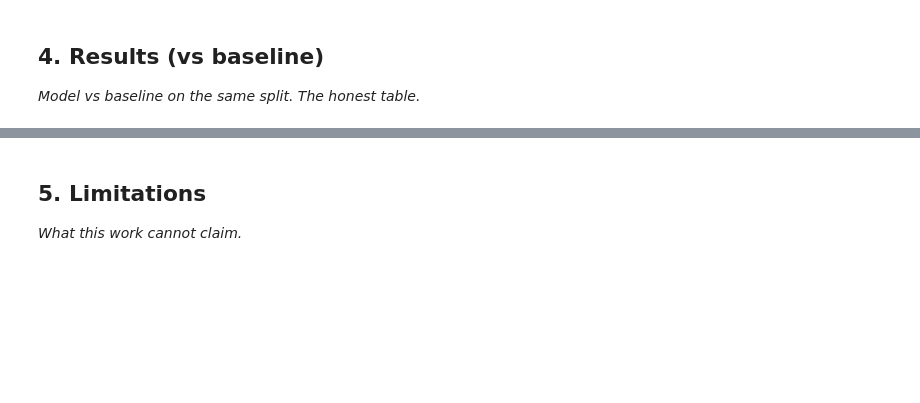
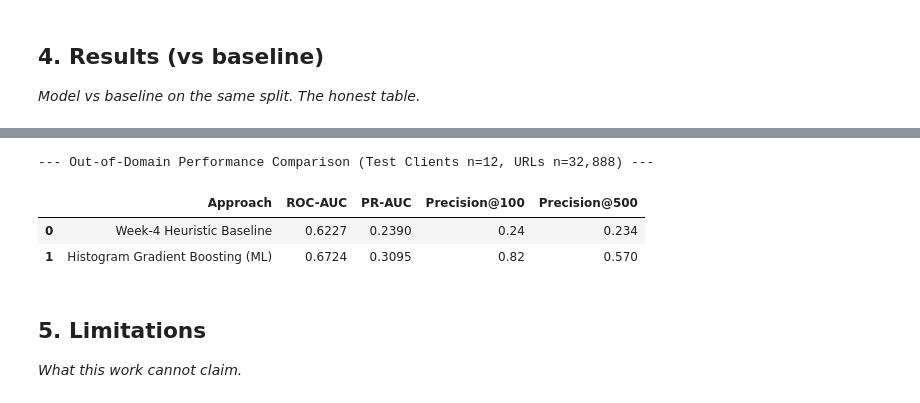
Before and after one commit to Muhammadfaheem8988/FlyRank-AI-internship, a Jupyter notebook: work/notebooks/capstone.ipynb, the cells around one changed output, grey strips where cells are left out. Saved outputs shown, nothing was run; the diff lists cells and outputs as text; code cells hidden in the pictures; blank space fills up the shorter version.

```diff
--- a/work/notebooks/capstone.ipynb
+++ b/work/notebooks/capstone.ipynb
@@ -25,3 +199,52 @@ This skeleton is yours to fill. Work the sections **in order** — each one has
+# %%
+from sklearn.metrics import roc_auc_score, average_precision_score
+
+# 1. Fit Gradient Boosted Classifier on Train Clients
+hgb_model = HistGradientBoostingClassifier(max_iter=150, learning_rate=0.08, random_state=42)
+hgb_model.fit(train_df[features], train_df['target_rebound'])
+
+# 2. Evaluate Predictions on Held-Out Test Clients (n=32,888)
+test_df['pred_prob'] = hgb_model.predict_proba(test_df[features])[:, 1]
+test_df['baseline_score'] = df.loc[test_df.index, 'baseline_score']
+
+y_true = test_df['target_rebound']
+
+# Precision@K helper
+def precision_at_k(y, scores, k):
+    top_k_indices = np.argsort(scores)[::-1][:k]
+    return y.iloc[top_k_indices].mean()
+
+# Performance Metrics
+results_table = pd.DataFrame({
+    'Approach': [
+        'Week-4 Heuristic Baseline',
+        'Histogram Gradient Boosting (ML)'
+    ],
+    'ROC-AUC': [
+        roc_auc_score(y_true, test_df['baseline_score']),
+        roc_auc_score(y_true, test_df['pred_prob'])
+    ],
+    'PR-AUC': [
+        average_precision_score(y_true, test_df['baseline_score']),
+        average_precision_score(y_true, test_df['pred_prob'])
+    ],
+    'Precision@100': [
+        precision_at_k(y_true, test_df['baseline_score'], 100),
+        precision_at_k(y_true, test_df['pred_prob'], 100)
+    ],
+    'Precision@500': [
+        precision_at_k(y_true, test_df['baseline_score'], 500),
+        precision_at_k(y_true, test_df['pred_prob'], 500)
+    ]
+}).round(4)
+
+print("--- Out-of-Domain Performance Comparison (Test Clients n=12, URLs n=32,888) ---")
+display(results_table)
+# %% [output]
+--- Out-of-Domain Performance Comparison (Test Clients n=12, URLs n=32,888) ---
+|  | Approach | ROC-AUC | PR-AUC | Precision@100 | Precision@500 |
+| 0 | Week-4 Heuristic Baseline | 0.6227 | 0.2390 | 0.24 | 0.234 |
+| 1 | Histogram Gradient Boosting (ML) | 0.6724 | 0.3095 | 0.82 | 0.570 |
 # %% [markdown]
 ## 5. Limitations
 
```
Also changed, not shown: parts of 13 cells of this notebook.
